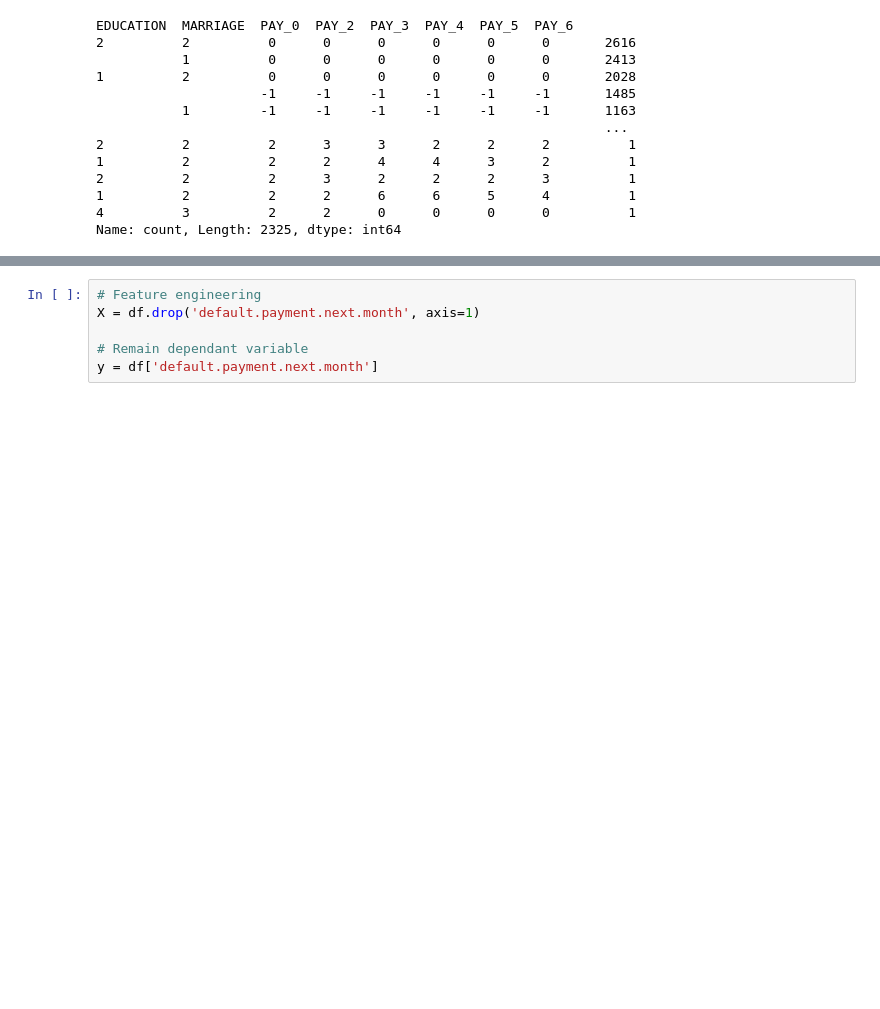
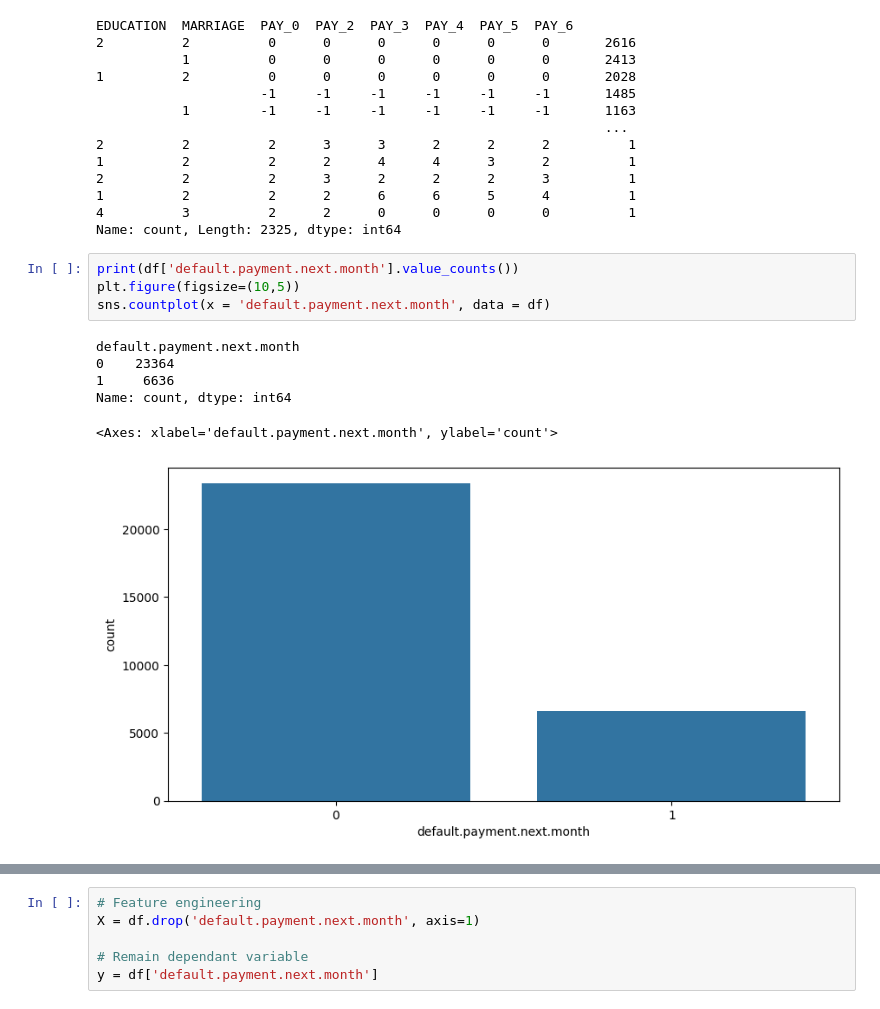
Before and after one commit to JamesLo94/schulich_data_science, a Jupyter notebook: credit_card_default/trial.ipynb, the cells around one changed output, grey strips where cells are left out. Cells and saved outputs as stored; diff of their text form; blank space fills up the shorter version.

```diff
--- a/credit_card_default/trial.ipynb
+++ b/credit_card_default/trial.ipynb
@@ -180,3 +185,14 @@ EDUCATION  MARRIAGE  PAY_0  PAY_2  PAY_3  PAY_4  PAY_5  PAY_6
 1          2          2      2      6      6      5      4          1
 4          3          2      2      0      0      0      0          1
 Name: count, Length: 2325, dtype: int64
+# %%
+print(df['default.payment.next.month'].value_counts())
+plt.figure(figsize=(10,5))
+sns.countplot(x = 'default.payment.next.month', data = df)
+# %% [output]
+default.payment.next.month
+0    23364
+1     6636
+Name: count, dtype: int64
+<Axes: xlabel='default.payment.next.month', ylabel='count'>
+[figure, added]
```
Also changed, not shown: parts of 8 cells of this notebook, 1 other file.
